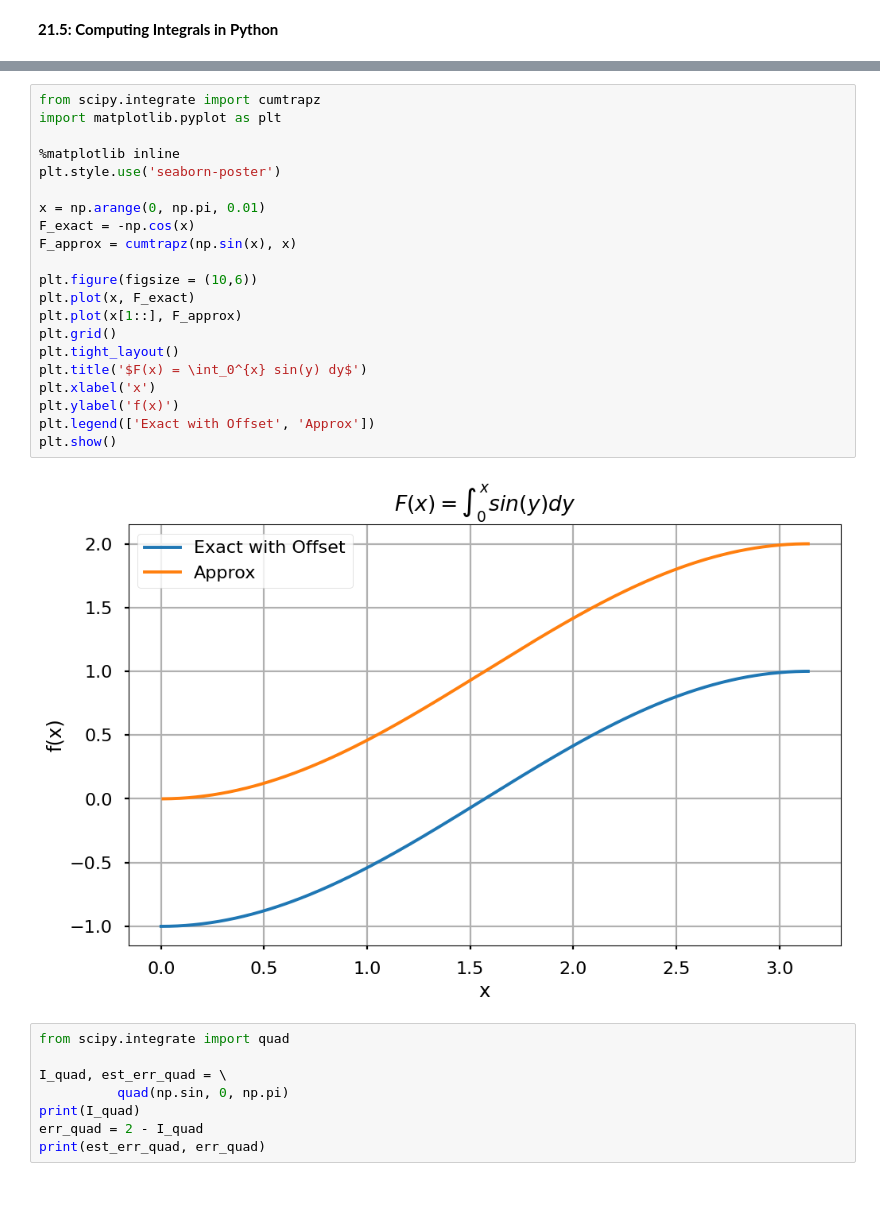
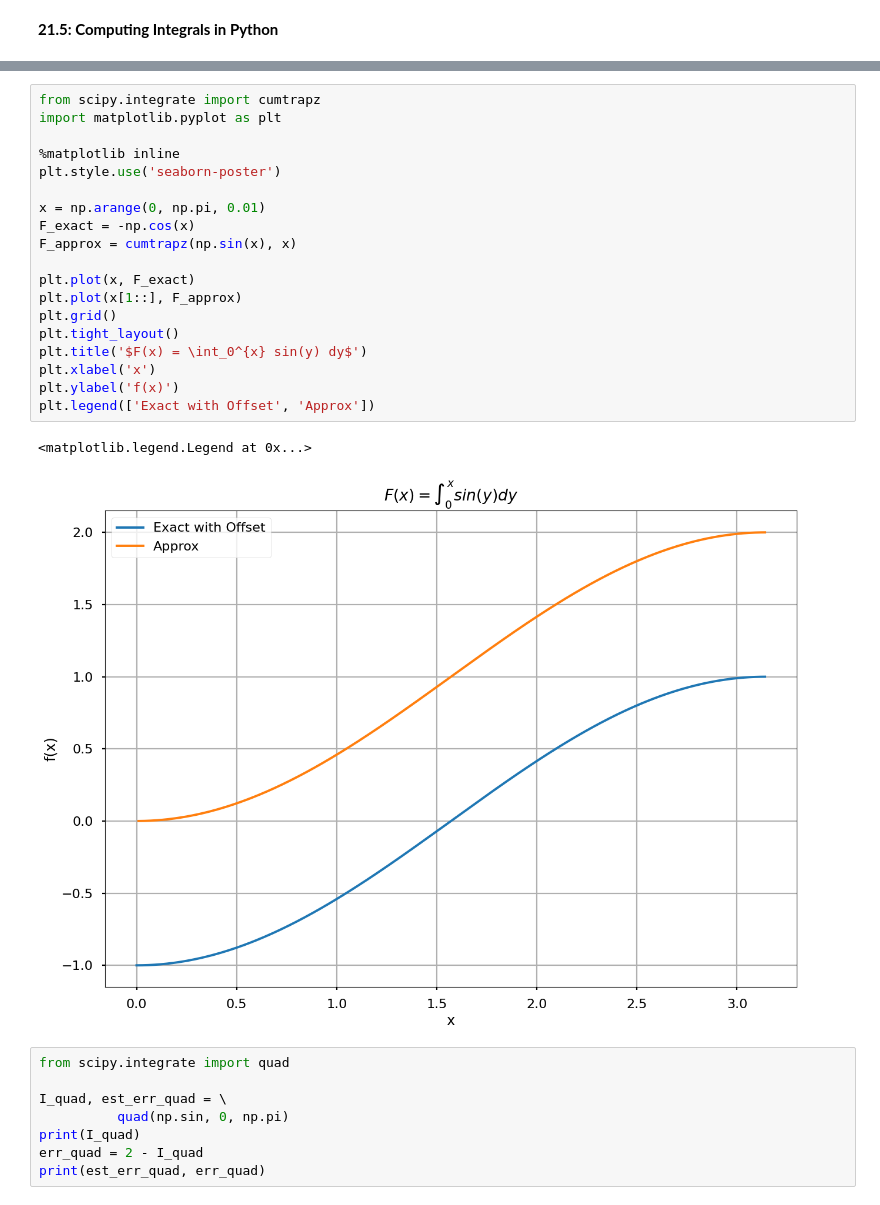
Before and after one commit to CalebaR/MAT-421, a Jupyter notebook: ModuleG2.ipynb, the cells around one changed output, grey strips where cells are left out. Drawn from its saved outputs; the diff is of its cells as text.

```diff
--- a/ModuleG2.ipynb
+++ b/ModuleG2.ipynb
@@ -45,26 +44,25 @@ print(I_trap)
 # %%
 from scipy.integrate import cumtrapz
 import matplotlib.pyplot as plt
 
 %matplotlib inline
 plt.style.use('seaborn-poster')
 
 x = np.arange(0, np.pi, 0.01)
 F_exact = -np.cos(x)
 F_approx = cumtrapz(np.sin(x), x)
 
-plt.figure(figsize = (10,6))
 plt.plot(x, F_exact)
 plt.plot(x[1::], F_approx)
 plt.grid()
 plt.tight_layout()
 plt.title('$F(x) = \int_0^{x} sin(y) dy$')
 plt.xlabel('x')
 plt.ylabel('f(x)')
 plt.legend(['Exact with Offset', 'Approx'])
-plt.show()
 # %% [output]
+<matplotlib.legend.Legend at 0x...>
-[figure, old version]
+[figure, new version]
 # %%
 from scipy.integrate import quad
 
```
Also changed, not shown: parts of 1 cell of this notebook.
